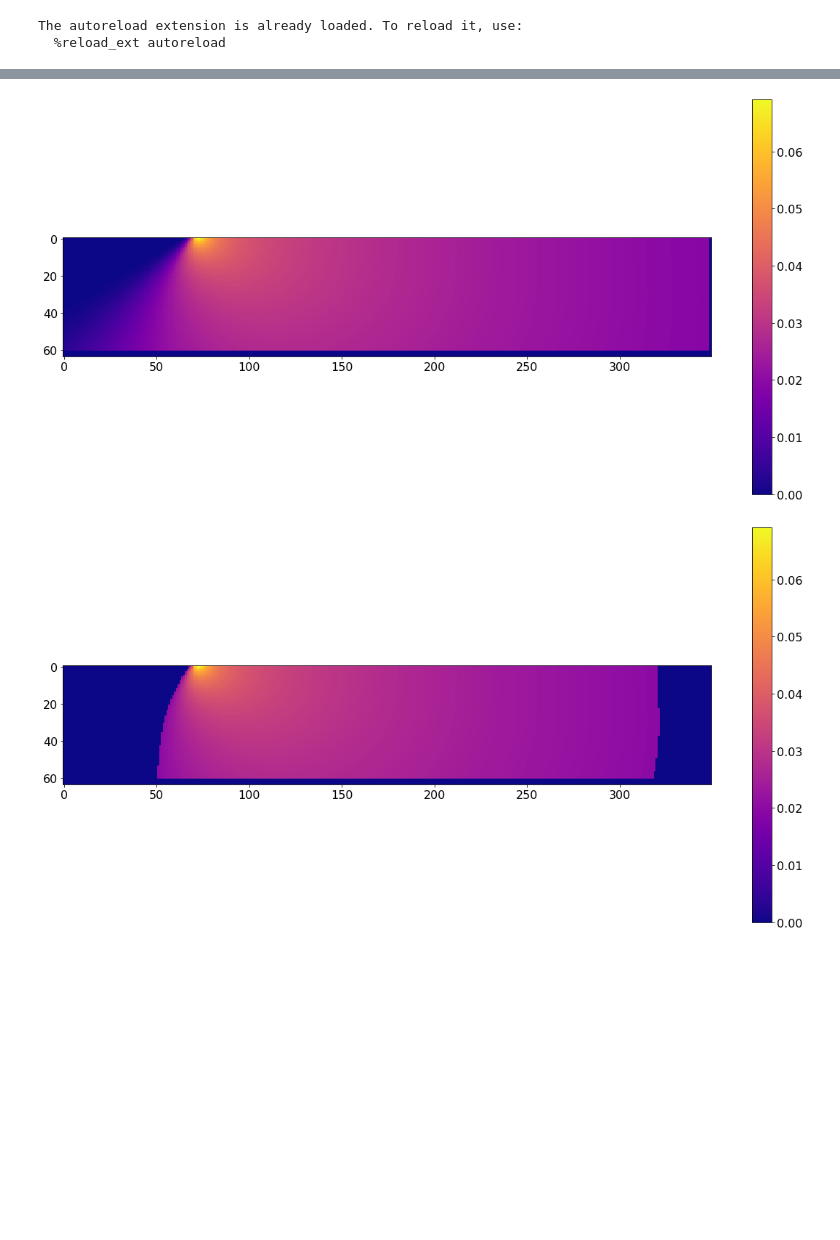
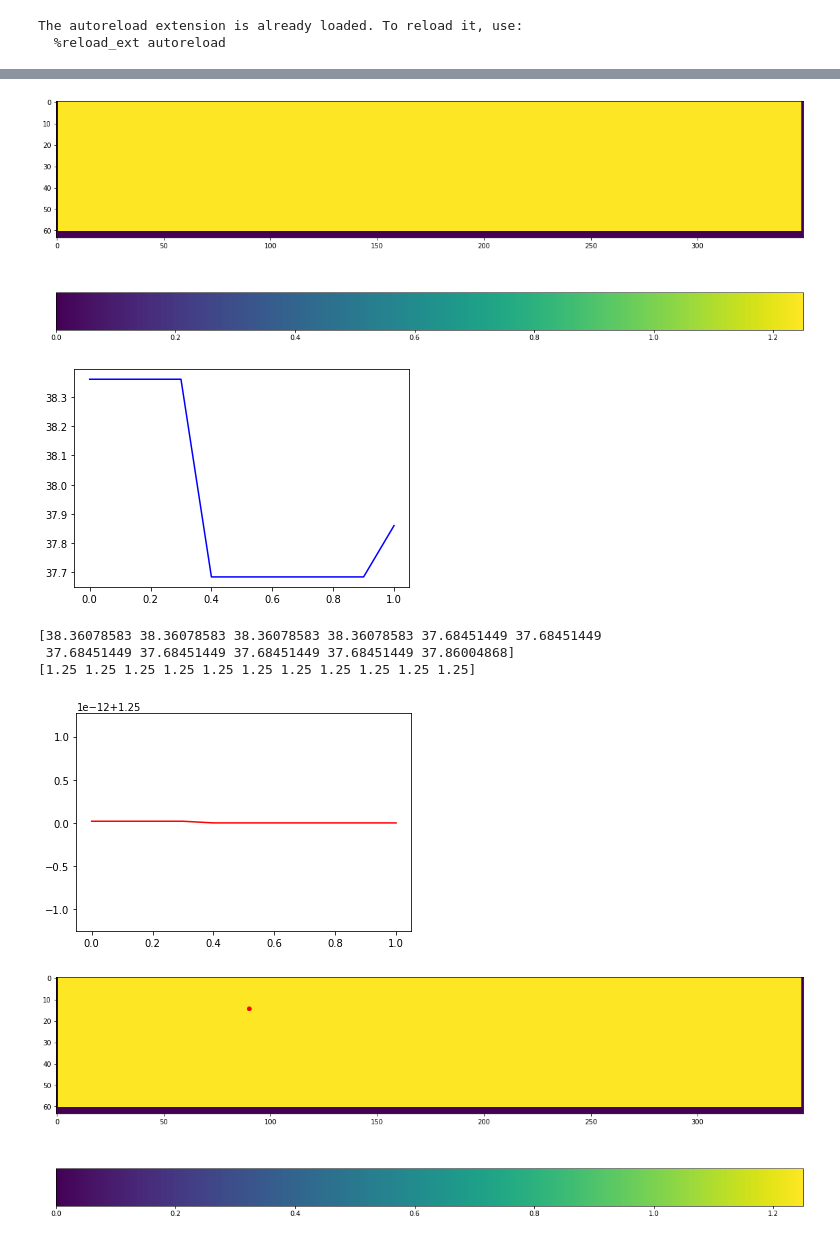
Before and after one commit to lenasal/neurolib, a Jupyter notebook: simp/f.ipynb, the cells around one changed output, grey strips where cells are left out. Saved outputs shown, nothing was run; the diff lists cells and outputs as text; code cells hidden in the pictures; blank space fills up the shorter version.

```diff
--- a/simp/f.ipynb
+++ b/simp/f.ipynb
@@ -146,12 +190,12 @@ plt.show()
 # %%
-gradient_r = np.zeros(( len(aln.params.Irange), len(aln.params.sigmarange), 2 ))
+gradient_tau = np.zeros(( len(a.params.Irange), len(a.params.sigmarange), 2 ))
 
-sigma = aln.params.sigmarange[0]
-mu = aln.params.Irange[0]
+sigma = a.params.sigmarange[0]
+mu = a.params.Irange[0]
 
-for sigma in range(len(aln.params.sigmarange)-3):
-    for mu in range(len(aln.params.Irange)-1):
-        res0 = jac_aln.der_mu(aln, aln.params.sigmarange[sigma], aln.params.Irange[mu], 0, aln.params.precalc_r)
-        res1 = jac_aln.der_sigma(aln, aln.params.sigmarange[sigma], aln.params.Irange[mu], 0, aln.params.precalc_r)
-        gradient_r[mu, sigma, 0] = res0
-        gradient_r[mu, sigma, 1] = res1
+for sigma in range(len(a.params.sigmarange)-3):
+    for mu in range(len(a.params.Irange)-1):
+        res0 = jac_aln.der_mu(a, a.params.sigmarange[sigma], a.params.Irange[mu], 0, a.params.precalc_tau_mu)
+        res1 = jac_aln.der_sigma(a, a.params.sigmarange[sigma], a.params.Irange[mu], 0, a.params.precalc_tau_mu)
+        gradient_tau[mu, sigma, 0] = res0
+        gradient_tau[mu, sigma, 1] = res1
@@ -161,17 +202,39 @@ for sigma in range(len(aln.params.sigmarange)-3):
-# %%
-plt.figure(figsize=(20,10))
-plt.imshow(gradient_r[:,:,0].T)
-plt.colorbar()
-plt.show()
-
-threshold = 0.02
-large_g = gradient_r.copy()
-large_g[large_g < threshold] = 0
-
-plt.figure(figsize=(20,10))
-plt.imshow(large_g[:,:,0].T)
-plt.colorbar()
-plt.show()
-# %% [output]
-[figure, removed]
-[figure, removed]
+# %%
+plt.figure(figsize=(20,10))
+plt.imshow(gradient_tau[:,:,0].T)
+plt.colorbar(orientation="horizontal")
+plt.show()
+
+grad_r = np.zeros(( len(a.state["mufe"][0,:]) ))
+grad_tau = np.zeros(( len(a.state["mufe"][0,:]) ))
+for m in range(len(a.state["mufe"][0,:])):
+    index_ = getindex(a.params.Irange[0], a.params.Irange[-1], len(a.params.Irange), a.state["mufe"][0,m])
+    index_sigma_ = getindex(a.params.sigmarange[0], a.params.sigmarange[-1], len(a.params.sigmarange), 1.5)
+    grad_r[m] = gradient_r[index_, index_sigma_, 0]
+    grad_tau[m] = gradient_tau[index_, index_sigma_, 0]
+
+plt.plot(a.t, grad_r*1e3, c="blue")
+plt.show()
+print(grad_r*1e3)
+print(grad_tau)
+plt.plot(a.t, grad_tau, c="red")
+plt.show()
+
+
+threshold = 0.02
+large_g = gradient_tau.copy()
+large_g[np.abs(large_g) < threshold] = 0
+
+plt.figure(figsize=(20,10))
+plt.imshow(large_g[:,:,0].T)
+plt.plot(index_, index_sigma_, "o", c="red")
+plt.colorbar(orientation="horizontal")
+plt.show()
+# %% [output]
+[figure, added]
+[figure, added]
+[38.36078583 38.36078583 38.36078583 38.36078583 37.68451449 37.68451449
+ 37.68451449 37.68451449 37.68451449 37.68451449 37.86004868]
+[1.25 1.25 1.25 1.25 1.25 1.25 1.25 1.25 1.25 1.25 1.25]
+[figure, added]
+[figure, added]
```
Also changed, not shown: parts of 9 cells of this notebook, 8 other files.
